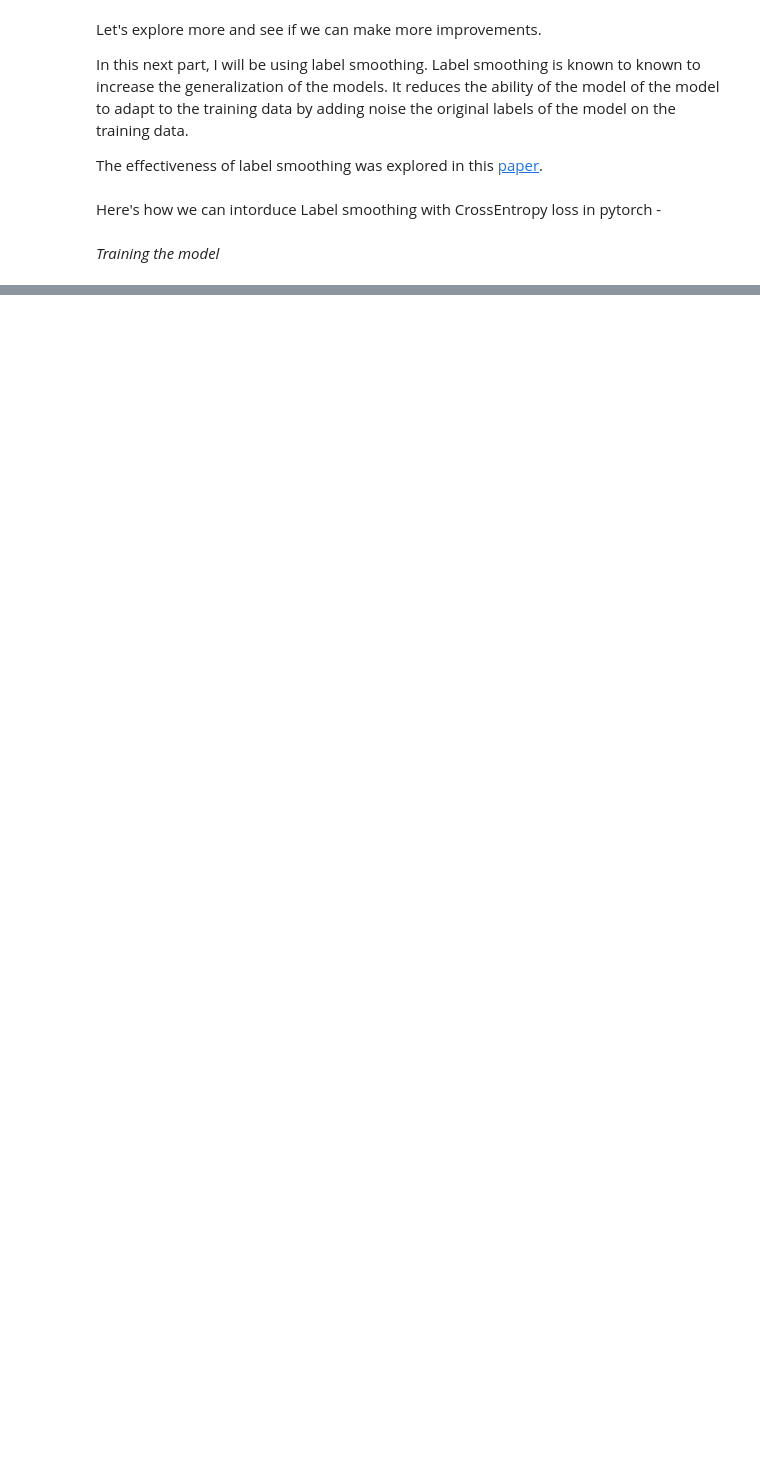
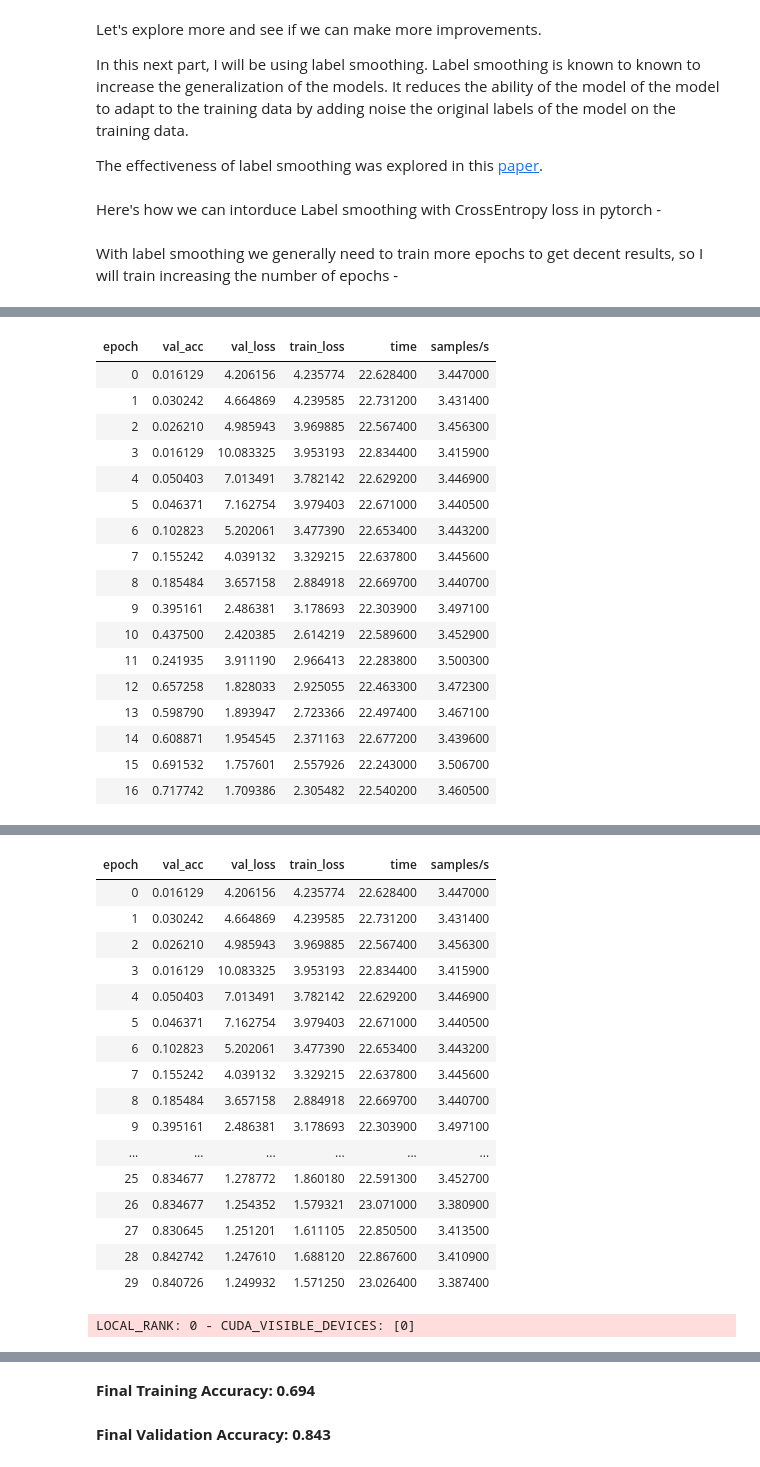
Before and after one commit to benihime91/midas-summer-internship-2021, a Jupyter notebook: midas_task_2_part_01.ipynb, the cells around one changed output, grey strips where cells are left out. Saved outputs shown, nothing was run; the diff lists cells and outputs as text; code cells hidden in the pictures; blank space fills up the shorter version.

```diff
--- a/midas_task_2_part_01.ipynb
+++ b/midas_task_2_part_01.ipynb
@@ -1553,24 +1559,24 @@ class LabelSmoothingCrossEntropy(nn.Module):
                 loss = loss.mean()
         loss = loss * self.eps / c + (1 - self.eps) * F.nll_loss(log_preds, target.long(), weight=self.weight, reduction=self.reduction)
         return loss
-# %% [markdown]
-*Training the model*
+# %% [markdown]
+With label smoothing we generally need to train more epochs to get decent results, so I will train increasing the number of epochs -
 # %%
-exp_name = "stage-01-MxResModelv2-labelsmooth"
+exp_name = "stage-03-MxResModelv2-labelsmooth"
 train_dl, valid_dl = get_data(transforms=aug_tfms, valid_transforms=base_tfms)
 
 # instantiate the model
 model = MxResModelv2(num_outputs=len(CLASS_MAP), act_cls=Mish)
 
 # Put the model into Lightning-Task
-task = ClassificationTask(model, lr=3e-03, wd=1e-01)
+task = ClassificationTask(model, lr=3e-03, wd=1e-01, criterion=LabelSmoothingCrossEntropy())
 
 cbs = [
     ModelCheckpoint(monitor="val_acc", filename=exp_name, dirpath=os.getcwd()),
     NotebookProgressCallback(),
 ]
 
-trainer = pl.Trainer(max_epochs=8, callbacks=cbs, gpus=1, precision=16, deterministic=True)
+trainer = pl.Trainer(max_epochs=30, callbacks=cbs, gpus=1, precision=16, deterministic=True)
 trainer.fit(task, train_dataloader=train_dl, val_dataloaders=valid_dl)
 
 # Evalute the final performance of the Model
@@ -1579,3 +1585,4 @@ trn_acc, val_acc = tst_res[0]["test_acc/dataloader_idx_0"], tst_res[1]["test_acc
 
 display(Markdown(f"**Final Training Accuracy: {round(trn_acc, 3)}**"))
 display(Markdown(f"**Final Validation Accuracy: {round(val_acc, 3)}**"))
+# %% [output]
@@ -1581,0 +1605,18 @@ display(Markdown(f"**Final Validation Accuracy: {round(val_acc, 3)}**"))
+| epoch | val_acc | val_loss | train_loss | time | samples/s |
+| 0 | 0.016129 | 4.206156 | 4.235774 | 22.628400 | 3.447000 |
+| 1 | 0.030242 | 4.664869 | 4.239585 | 22.731200 | 3.431400 |
+| 2 | 0.026210 | 4.985943 | 3.969885 | 22.567400 | 3.456300 |
+| 3 | 0.016129 | 10.083325 | 3.953193 | 22.834400 | 3.415900 |
+| 4 | 0.050403 | 7.013491 | 3.782142 | 22.629200 | 3.446900 |
+| 5 | 0.046371 | 7.162754 | 3.979403 | 22.671000 | 3.440500 |
+| 6 | 0.102823 | 5.202061 | 3.477390 | 22.653400 | 3.443200 |
+| 7 | 0.155242 | 4.039132 | 3.329215 | 22.637800 | 3.445600 |
+| 8 | 0.185484 | 3.657158 | 2.884918 | 22.669700 | 3.440700 |
+| 9 | 0.395161 | 2.486381 | 3.178693 | 22.303900 | 3.497100 |
+| 10 | 0.437500 | 2.420385 | 2.614219 | 22.589600 | 3.452900 |
+| 11 | 0.241935 | 3.911190 | 2.966413 | 22.283800 | 3.500300 |
+| 12 | 0.657258 | 1.828033 | 2.925055 | 22.463300 | 3.472300 |
+| 13 | 0.598790 | 1.893947 | 2.723366 | 22.497400 | 3.467100 |
+| 14 | 0.608871 | 1.954545 | 2.371163 | 22.677200 | 3.439600 |
+| 15 | 0.691532 | 1.757601 | 2.557926 | 22.243000 | 3.506700 |
+| 16 | 0.717742 | 1.709386 | 2.305482 | 22.540200 | 3.460500 |
@@ -1581,0 +1624,18 @@ display(Markdown(f"**Final Validation Accuracy: {round(val_acc, 3)}**"))
+| epoch | val_acc | val_loss | train_loss | time | samples/s |
+| 0 | 0.016129 | 4.206156 | 4.235774 | 22.628400 | 3.447000 |
+| 1 | 0.030242 | 4.664869 | 4.239585 | 22.731200 | 3.431400 |
+| 2 | 0.026210 | 4.985943 | 3.969885 | 22.567400 | 3.456300 |
+| 3 | 0.016129 | 10.083325 | 3.953193 | 22.834400 | 3.415900 |
+| 4 | 0.050403 | 7.013491 | 3.782142 | 22.629200 | 3.446900 |
+| 5 | 0.046371 | 7.162754 | 3.979403 | 22.671000 | 3.440500 |
+| 6 | 0.102823 | 5.202061 | 3.477390 | 22.653400 | 3.443200 |
+| 7 | 0.155242 | 4.039132 | 3.329215 | 22.637800 | 3.445600 |
+| 8 | 0.185484 | 3.657158 | 2.884918 | 22.669700 | 3.440700 |
+| 9 | 0.395161 | 2.486381 | 3.178693 | 22.303900 | 3.497100 |
+| ... | ... | ... | ... | ... | ... |
+| 25 | 0.834677 | 1.278772 | 1.860180 | 22.591300 | 3.452700 |
+| 26 | 0.834677 | 1.254352 | 1.579321 | 23.071000 | 3.380900 |
+| 27 | 0.830645 | 1.251201 | 1.611105 | 22.850500 | 3.413500 |
+| 28 | 0.842742 | 1.247610 | 1.688120 | 22.867600 | 3.410900 |
+| 29 | 0.840726 | 1.249932 | 1.571250 | 23.026400 | 3.387400 |
+LOCAL_RANK: 0 - CUDA_VISIBLE_DEVICES: [0]
@@ -1582,3 +1643,5 @@ display(Markdown(f"**Final Validation Accuracy: {round(val_acc, 3)}**"))
+**Final Training Accuracy: 0.694**
+**Final Validation Accuracy: 0.843**
 # %%
 try:
     del model, trainer, task
```
Also changed, not shown: parts of 4 cells of this notebook.
